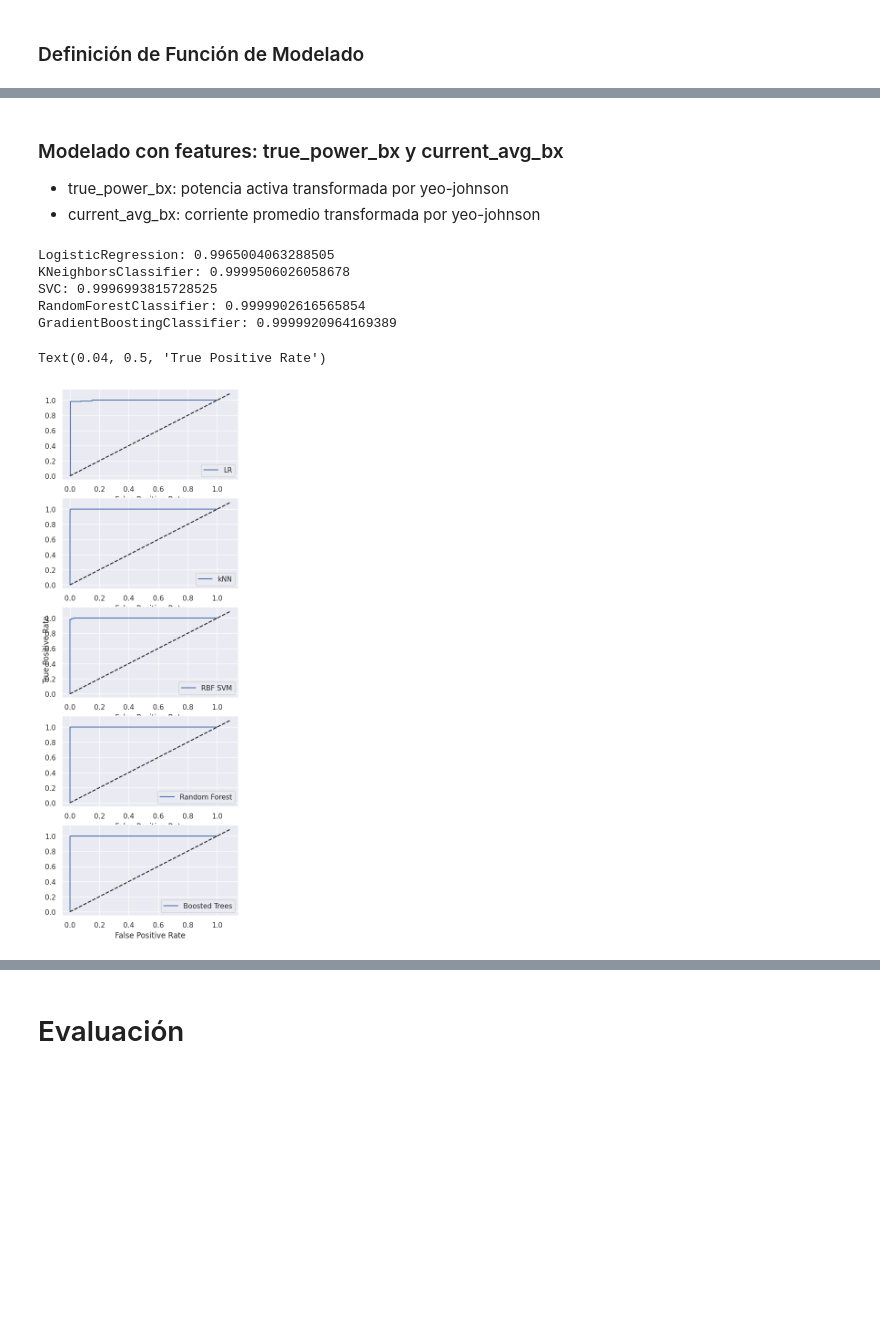
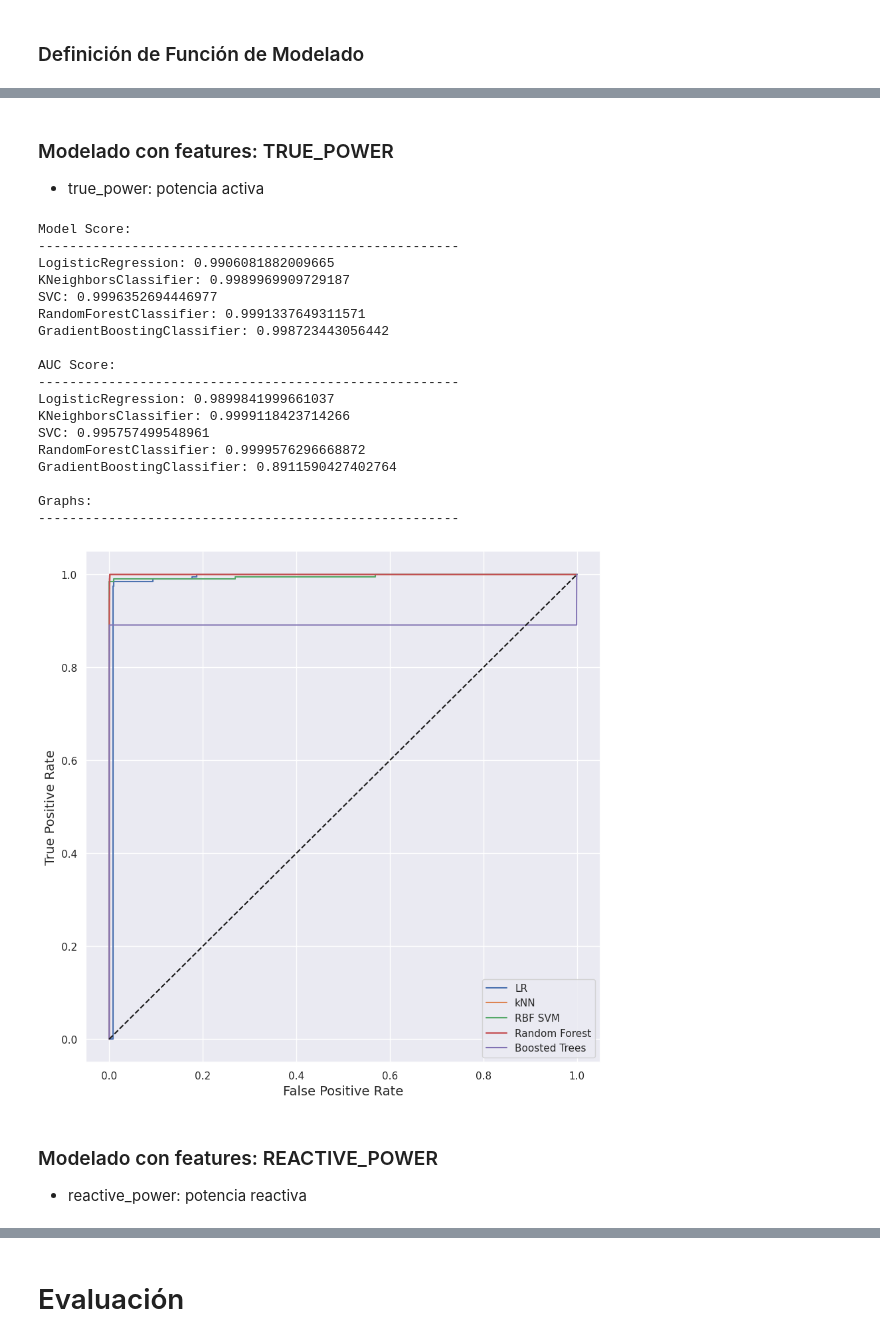
Before and after one commit to FEATURE-ENGINEERING-G3/PROYECTO, a Jupyter notebook: PROYECTO_FASE3.ipynb, the cells around one changed output, grey strips where cells are left out. Cells and saved outputs as stored; diff of their text form; code cells hidden in the pictures; blank space fills up the shorter version.

```diff
--- a/PROYECTO_FASE3.ipynb
+++ b/PROYECTO_FASE3.ipynb
@@ -1126,6 +1162,4 @@ Graphs:
 # %% [markdown]
-### Modelado con features: true_power_bx y current_avg_bx
+### Modelado con features: TRUE_POWER
 
-
-*   true_power_bx: potencia activa transformada por yeo-johnson
-*   current_avg_bx: corriente promedio transformada por yeo-johnson
+*   true_power: potencia activa
@@ -1160,20 +1166,29 @@ def test_roc(model, data, labels):
-# %%
-fig, axs = plt.subplots(5,figsize=(5,15))
-
-
-for i, model in enumerate(classifiers):
-    fpr, tpr = test_roc(model, df_frj[['true_power_bx', 'current_avg_rb']], df_frj['commute'])
-    axs[i].plot(fpr, tpr, label=classifier_names[i])
-    axs[i].plot([0, 1.09], [0, 1.09], 'k--')
-    axs[i].legend()
-    axs[i].set(xlabel='False Positive Rate')
-
-fig.text(0.04, 0.5, 'True Positive Rate', va='center', rotation='vertical')
-# %% [output]
-LogisticRegression: 0.9965004063288505
-KNeighborsClassifier: 0.9999506026058678
-SVC: 0.9996993815728525
-RandomForestClassifier: 0.9999902616565854
-GradientBoostingClassifier: 0.9999920964169389
-Text(0.04, 0.5, 'True Positive Rate')
-[figure, removed]
+# %%
+data=frj1n_train[['true_power']]
+labels=frj1n_train['commute']
+# %%
+modelado(data,labels)
+# %% [output]
+Model Score:
+------------------------------------------------------
+LogisticRegression: 0.9906081882009665
+KNeighborsClassifier: 0.9989969909729187
+SVC: 0.9996352694446977
+RandomForestClassifier: 0.9991337649311571
+GradientBoostingClassifier: 0.998723443056442
+
+AUC Score:
+------------------------------------------------------
+LogisticRegression: 0.9899841999661037
+KNeighborsClassifier: 0.9999118423714266
+SVC: 0.995757499548961
+RandomForestClassifier: 0.9999576296668872
+GradientBoostingClassifier: 0.8911590427402764
+
+Graphs:
+------------------------------------------------------
+[figure, added]
+# %% [markdown]
+### Modelado con features: REACTIVE_POWER
+
+*   reactive_power: potencia reactiva
```
Also changed, not shown: parts of 74 cells of this notebook.
